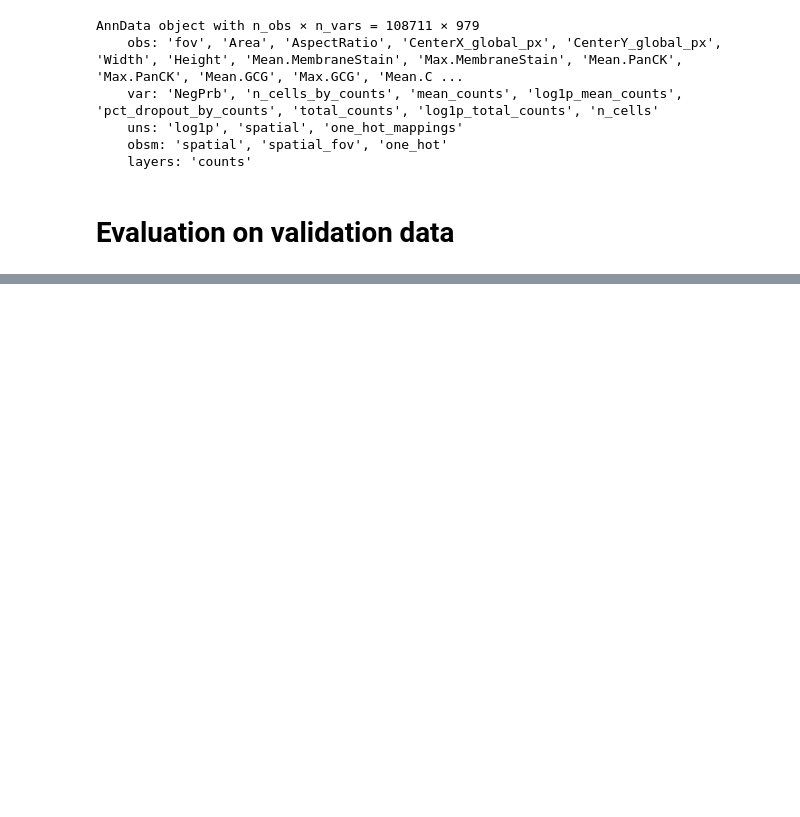
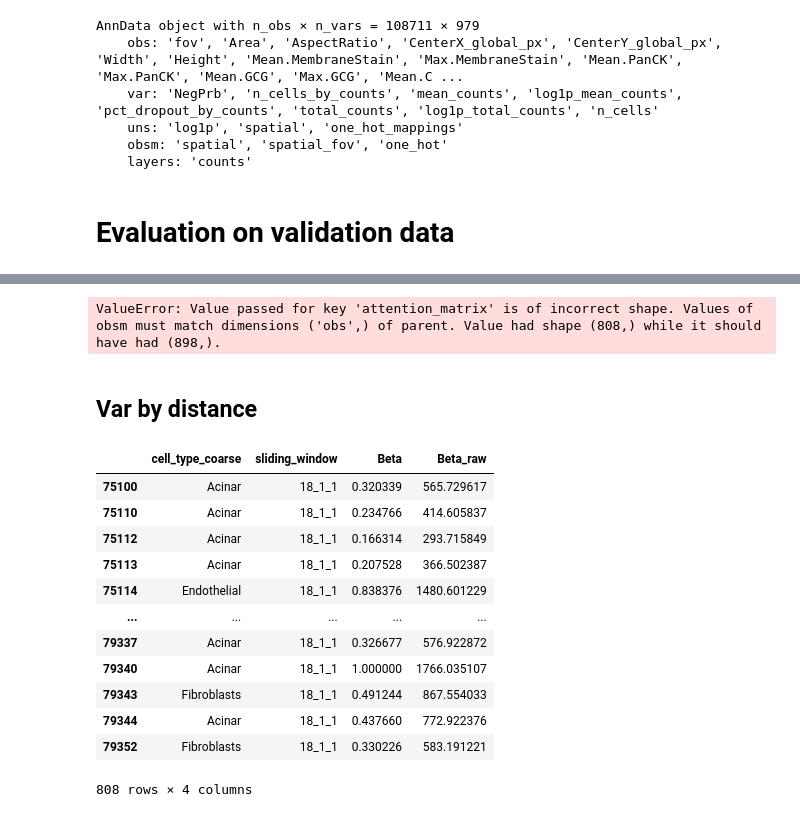
Before and after one commit to theislab/interscale, a Jupyter notebook: docs/notebooks/evaluation_pancreas.ipynb, the cells around one changed output, grey strips where cells are left out. Cells and saved outputs as stored; diff of their text form; code cells hidden in the pictures; blank space fills up the shorter version.

```diff
--- a/docs/notebooks/evaluation_pancreas.ipynb
+++ b/docs/notebooks/evaluation_pancreas.ipynb
@@ -110,0 +162,6 @@ transformer in: torch.Size([561, 1, 128]), out: torch.Size([562, 1, 128])
+# %%
+val_adata = val_adata_list[6]
+val_adata.obsm["attention_matrix"] = attn_weights_maps[0].squeeze(0)[1:, 1:].numpy()
+val_adata.obs['cell_type_coarse']
+# %% [output]
+ValueError: Value passed for key 'attention_matrix' is of incorrect shape. Values of obsm must match dimensions ('obs',) of parent. Value had shape (808,) while it should have had (898,).
@@ -110,0 +170,2 @@ transformer in: torch.Size([561, 1, 128]), out: torch.Size([562, 1, 128])
+# %% [markdown]
+## Var by distance
@@ -110,0 +179,16 @@ transformer in: torch.Size([561, 1, 128]), out: torch.Size([562, 1, 128])
+# %%
+val_adata.obsm['design_matrix']
+# %% [output]
+|  | cell_type_coarse | sliding_window | Beta | Beta_raw |
+| 75100 | Acinar | 18_1_1 | 0.320339 | 565.729617 |
+| 75110 | Acinar | 18_1_1 | 0.234766 | 414.605837 |
+| 75112 | Acinar | 18_1_1 | 0.166314 | 293.715849 |
+| 75113 | Acinar | 18_1_1 | 0.207528 | 366.502387 |
+| 75114 | Endothelial | 18_1_1 | 0.838376 | 1480.601229 |
+| ... | ... | ... | ... | ... |
+| 79337 | Acinar | 18_1_1 | 0.326677 | 576.922872 |
+| 79340 | Acinar | 18_1_1 | 1.000000 | 1766.035107 |
+| 79343 | Fibroblasts | 18_1_1 | 0.491244 | 867.554033 |
+| 79344 | Acinar | 18_1_1 | 0.437660 | 772.922376 |
+| 79352 | Fibroblasts | 18_1_1 | 0.330226 | 583.191221 |
+808 rows × 4 columns
```
Also changed, not shown: parts of 8 cells of this notebook, 2 other files.
